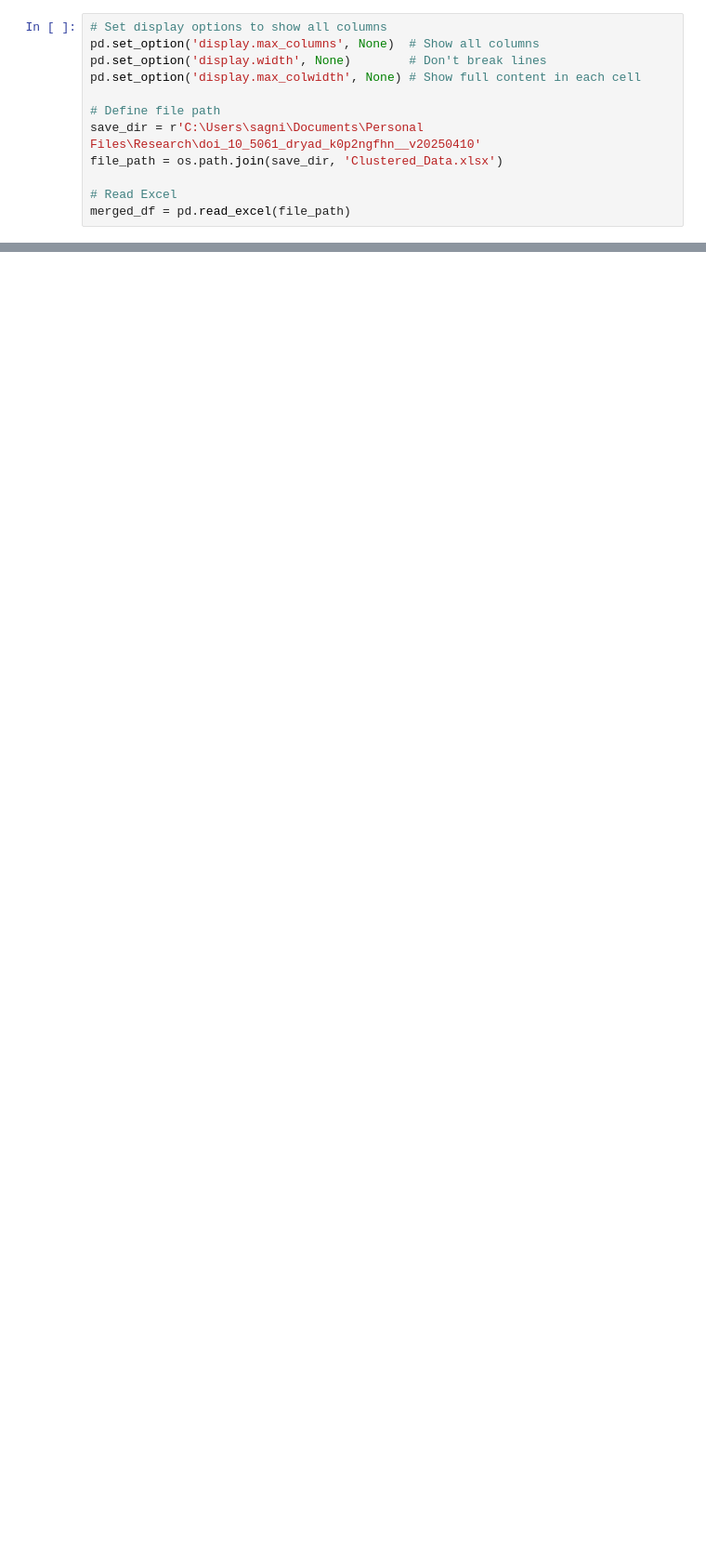
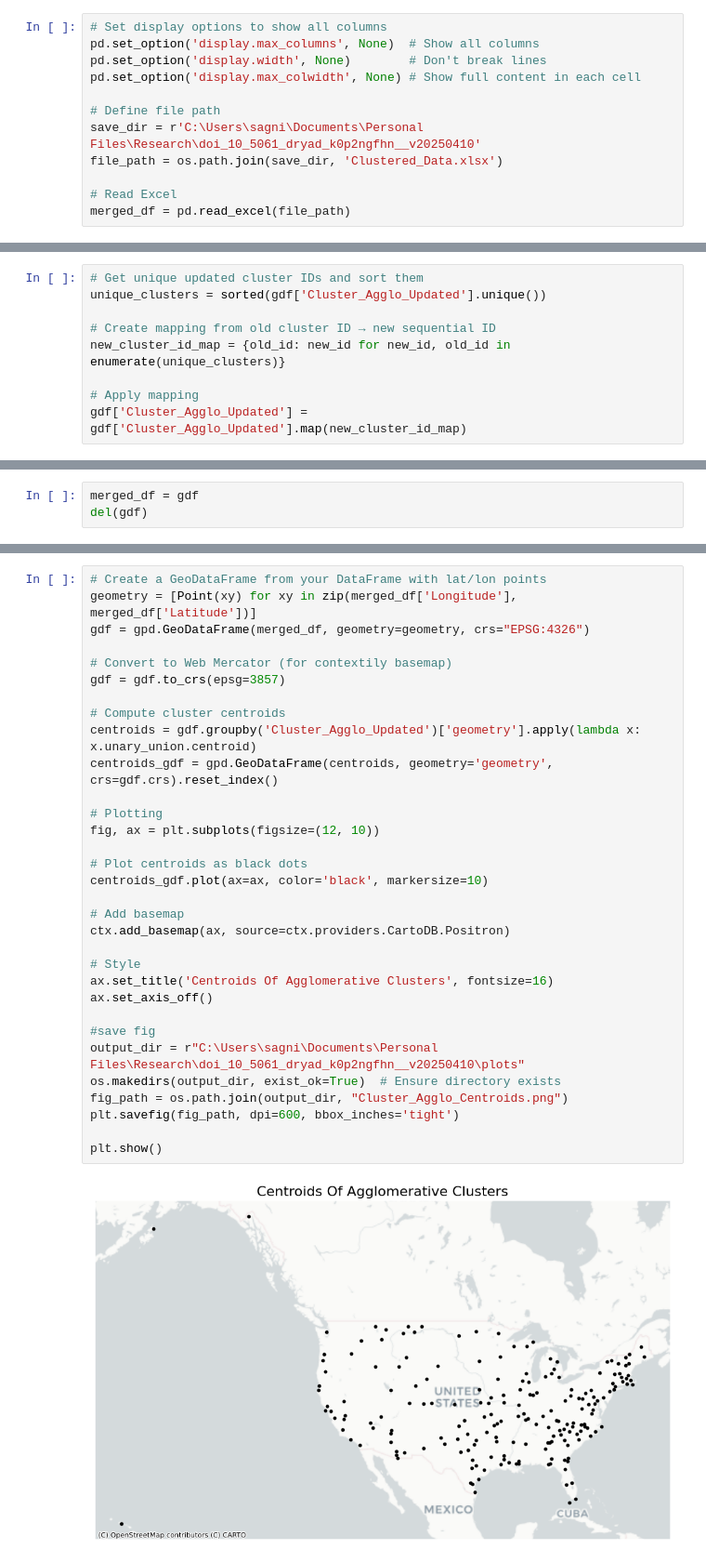
Before and after one commit to sagniksinha/CS8903_HAAG_Spatial_Camera_Trap_Summer2025, a Jupyter notebook: Clustering_vizualization.ipynb, the cells around one changed output, grey strips where cells are left out. Shown at 93% size. Drawn from its saved outputs; the diff is of its cells as text; blank space fills up the shorter version.

```diff
--- a/Clustering_vizualization.ipynb
+++ b/Clustering_vizualization.ipynb
@@ -102,0 +182,9 @@ plt.show()
+# %%
+# Get unique updated cluster IDs and sort them
+unique_clusters = sorted(gdf['Cluster_Agglo_Updated'].unique())
+
+# Create mapping from old cluster ID → new sequential ID
+new_cluster_id_map = {old_id: new_id for new_id, old_id in enumerate(unique_clusters)}
+
+# Apply mapping
+gdf['Cluster_Agglo_Updated'] = gdf['Cluster_Agglo_Updated'].map(new_cluster_id_map)
@@ -102,0 +246,3 @@ plt.show()
+# %%
+merged_df = gdf
+del(gdf)
@@ -102,0 +276,34 @@ plt.show()
+# %%
+# Create a GeoDataFrame from your DataFrame with lat/lon points
+geometry = [Point(xy) for xy in zip(merged_df['Longitude'], merged_df['Latitude'])]
+gdf = gpd.GeoDataFrame(merged_df, geometry=geometry, crs="EPSG:4326")
+
+# Convert to Web Mercator (for contextily basemap)
+gdf = gdf.to_crs(epsg=3857)
+
+# Compute cluster centroids
+centroids = gdf.groupby('Cluster_Agglo_Updated')['geometry'].apply(lambda x: x.unary_union.centroid)
+centroids_gdf = gpd.GeoDataFrame(centroids, geometry='geometry', crs=gdf.crs).reset_index()
+
+# Plotting
+fig, ax = plt.subplots(figsize=(12, 10))
+
+# Plot centroids as black dots
+centroids_gdf.plot(ax=ax, color='black', markersize=10)
+
+# Add basemap
+ctx.add_basemap(ax, source=ctx.providers.CartoDB.Positron)
+
+# Style
+ax.set_title('Centroids Of Agglomerative Clusters', fontsize=16)
+ax.set_axis_off()
+
+#save fig
+output_dir = r"C:\Users\sagni\Documents\Personal Files\Research\doi_10_5061_dryad_k0p2ngfhn__v20250410\plots"
+os.makedirs(output_dir, exist_ok=True)  # Ensure directory exists
+fig_path = os.path.join(output_dir, "Cluster_Agglo_Centroids.png")
+plt.savefig(fig_path, dpi=600, bbox_inches='tight')
+
+plt.show()
+# %% [output]
+[figure, added]
```
Also changed, not shown: parts of 9 cells of this notebook, 1 other file.
